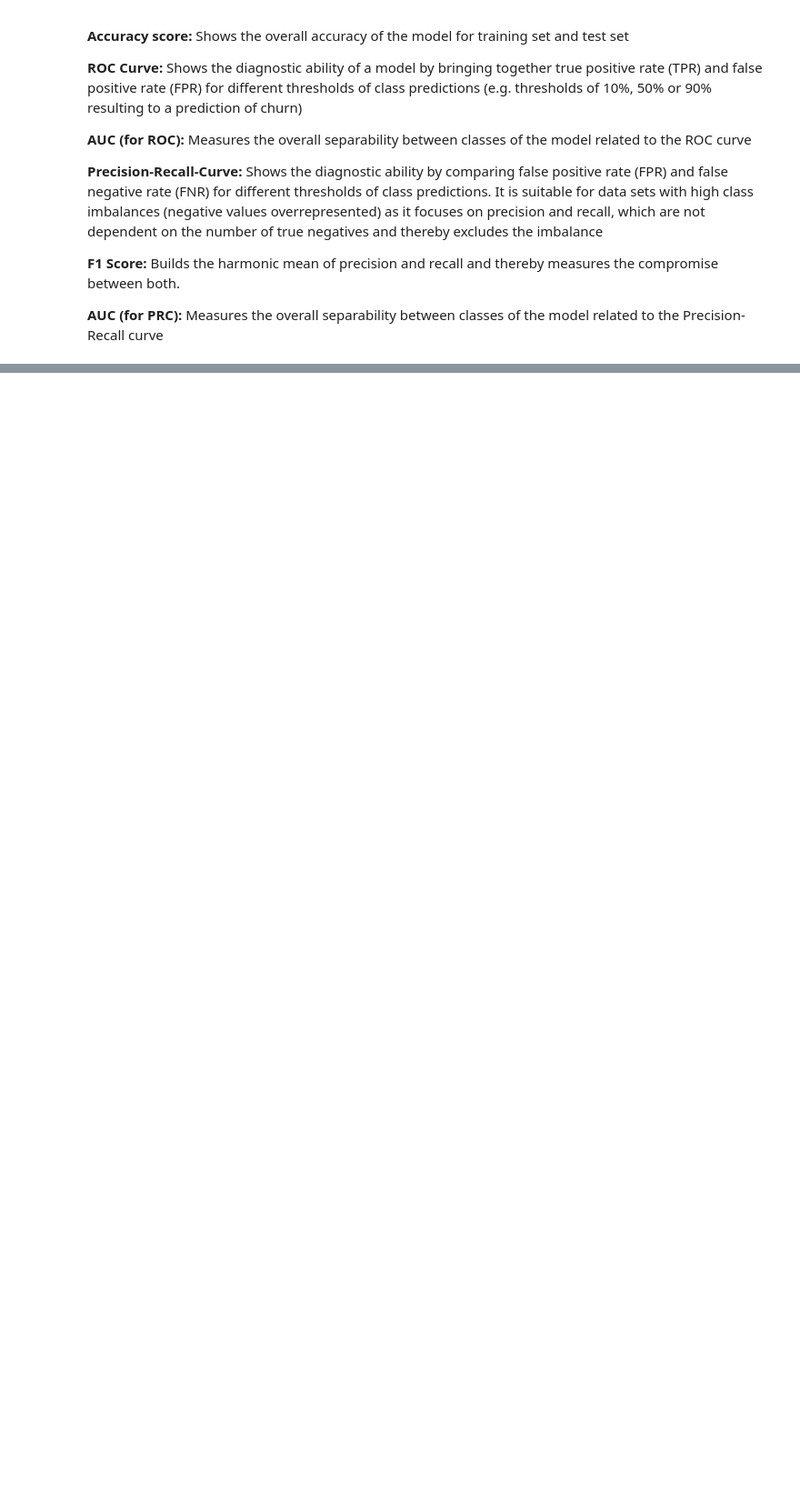
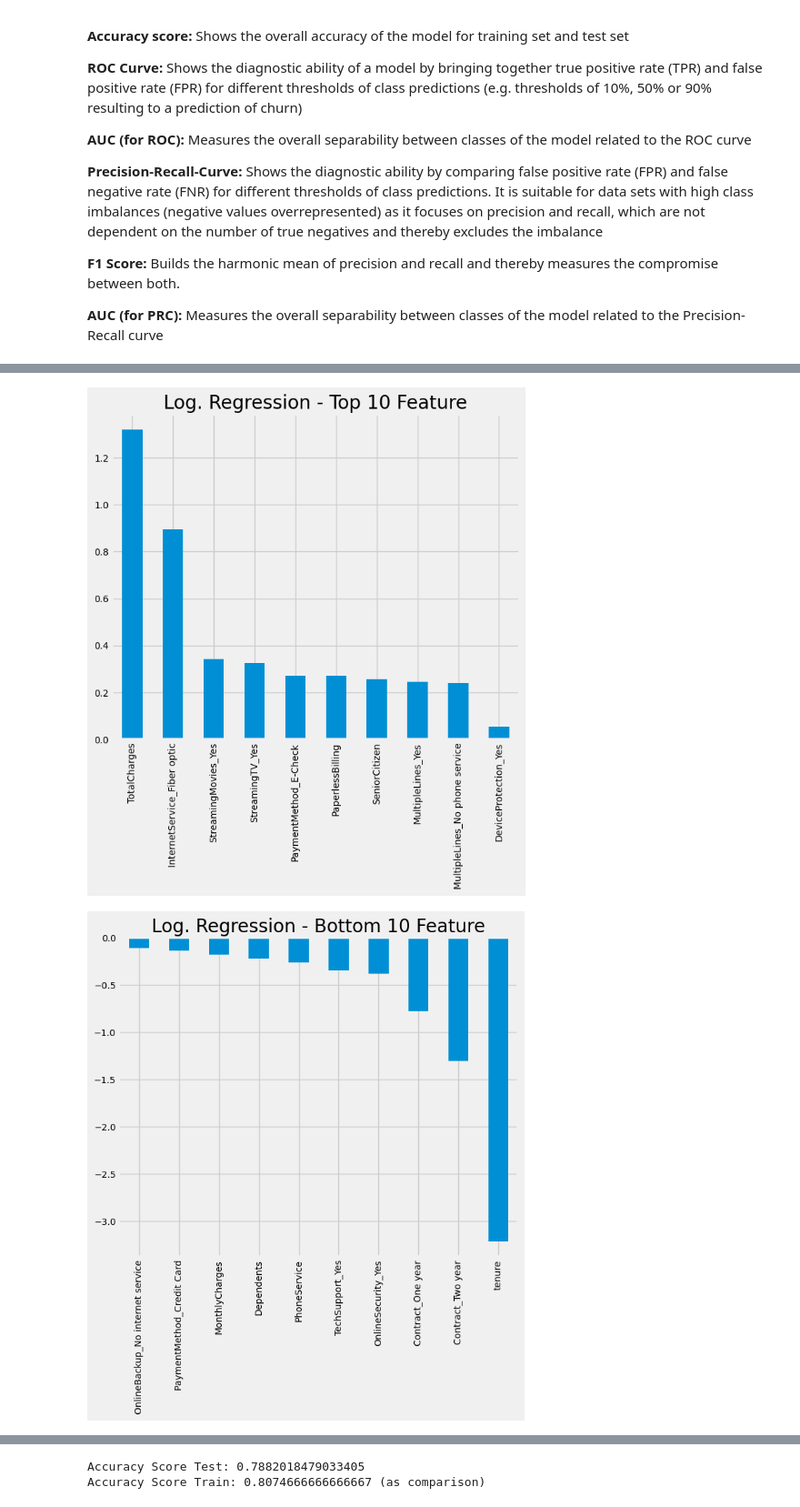
Before and after one commit to sumangupta87/Telecom-Churn-Prediction---Kaggle-Competition, a Jupyter notebook: Telecom_Churn_Prediction.ipynb, the cells around one changed output, grey strips where cells are left out. Shown at 91% size. Drawn from its saved outputs; the diff is of its cells as text; code cells hidden in the pictures; blank space fills up the shorter version.

```diff
--- a/Telecom_Churn_Prediction.ipynb
+++ b/Telecom_Churn_Prediction.ipynb
@@ -507,0 +568,5 @@ def roc_curve_auc_score(X_test, y_test, y_pred_probalities, classifier_name):
+# %%
+from sklearn.linear_model import LogisticRegression
+
+logreg = LogisticRegression(max_iter = 1000)
+logreg.fit(X_train, y_train)
@@ -507,0 +575,13 @@ def roc_curve_auc_score(X_test, y_test, y_pred_probalities, classifier_name):
+# %%
+y_pred_logreg = logreg.predict(X_test)
+y_pred_logreg_prob = logreg.predict_proba(X_test)
+# %%
+# plot model evaluation
+
+feature_weights(X1, logreg, 'Log. Regression')
+confusion_matrix_plot(X_train, y_train,X_test, y_test, logreg, y_pred_logreg, 'Log. Regression')
+roc_curve_auc_score(X_test, y_test, y_pred_logreg_prob, 'Log. Regression')
+precision_recall_curve_and_score(X_test, y_test, y_pred_logreg, y_pred_logreg_prob, 'Log. Regression')
+# %% [output]
+[figure, added]
+[figure, added]
@@ -507,0 +590,2 @@ def roc_curve_auc_score(X_test, y_test, y_pred_probalities, classifier_name):
+Accuracy Score Test: 0.7882018479033405
+Accuracy Score Train: 0.8074666666666667 (as comparison)
```
Also changed, not shown: parts of 35 cells of this notebook.
